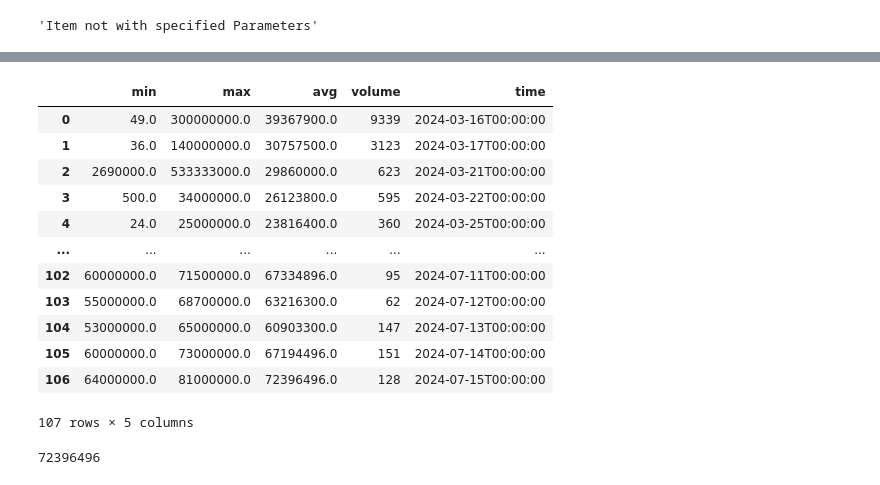
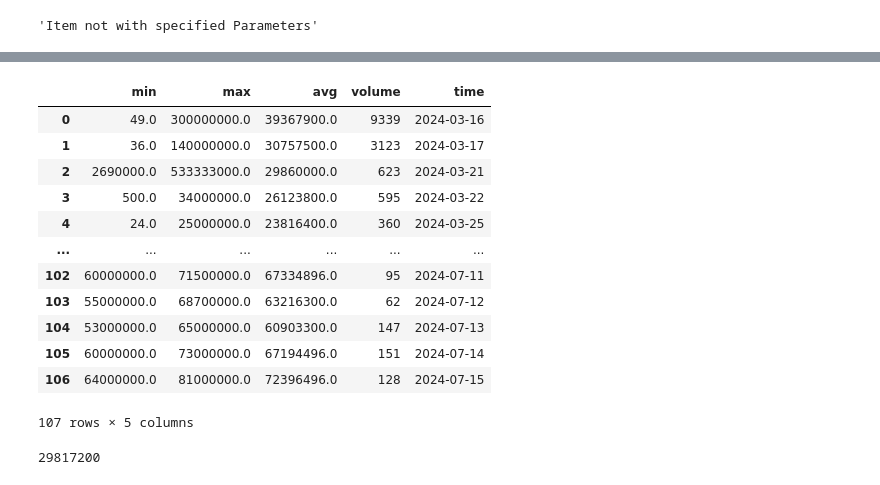
Before and after one commit to jmd4173/SkillStorm-Work, a Jupyter notebook: MinecraftSkyblockAuctionProject/RetrieveAuctionMetrics.ipynb, the cells around one changed output, grey strips where cells are left out. Saved outputs shown, nothing was run; the diff lists cells and outputs as text; code cells hidden in the pictures.

```diff
--- a/MinecraftSkyblockAuctionProject/RetrieveAuctionMetrics.ipynb
+++ b/MinecraftSkyblockAuctionProject/RetrieveAuctionMetrics.ipynb
@@ -207,25 +208,33 @@ person1 = Shareholder("Banyan",
                         'Molten Cloak': 900000,
                         'Molten Belt': 900000	})
 # %%
-response = requests.get('https://sky.coflnet.com/api/item/price/DYE_LUCKY/history/full').json()
-df = pd.DataFrame(response)
+Item_Data = 'DYE_LUCKY'
+response = requests.get(f'https://sky.coflnet.com/api/item/price/{Item_Data}/history/full').json()
+cofl_API_df = pd.DataFrame(response)
 CurrentPrice = df.tail(1)
-df
+cofl_API_df['time'] = pd.to_datetime(cofl_API_df['time'])
+cofl_API_df
 # %% [output]
 |  | min | max | avg | volume | time |
-| 0 | 49.0 | 300000000.0 | 39367900.0 | 9339 | 2024-03-16T00:00:00 |
-| 1 | 36.0 | 140000000.0 | 30757500.0 | 3123 | 2024-03-17T00:00:00 |
-| 2 | 2690000.0 | 533333000.0 | 29860000.0 | 623 | 2024-03-21T00:00:00 |
-| 3 | 500.0 | 34000000.0 | 26123800.0 | 595 | 2024-03-22T00:00:00 |
-| 4 | 24.0 | 25000000.0 | 23816400.0 | 360 | 2024-03-25T00:00:00 |
+| 0 | 49.0 | 300000000.0 | 39367900.0 | 9339 | 2024-03-16 |
+| 1 | 36.0 | 140000000.0 | 30757500.0 | 3123 | 2024-03-17 |
+| 2 | 2690000.0 | 533333000.0 | 29860000.0 | 623 | 2024-03-21 |
+| 3 | 500.0 | 34000000.0 | 26123800.0 | 595 | 2024-03-22 |
+| 4 | 24.0 | 25000000.0 | 23816400.0 | 360 | 2024-03-25 |
 | ... | ... | ... | ... | ... | ... |
-| 102 | 60000000.0 | 71500000.0 | 67334896.0 | 95 | 2024-07-11T00:00:00 |
-| 103 | 55000000.0 | 68700000.0 | 63216300.0 | 62 | 2024-07-12T00:00:00 |
-| 104 | 53000000.0 | 65000000.0 | 60903300.0 | 147 | 2024-07-13T00:00:00 |
-| 105 | 60000000.0 | 73000000.0 | 67194496.0 | 151 | 2024-07-14T00:00:00 |
-| 106 | 64000000.0 | 81000000.0 | 72396496.0 | 128 | 2024-07-15T00:00:00 |
+| 102 | 60000000.0 | 71500000.0 | 67334896.0 | 95 | 2024-07-11 |
+| 103 | 55000000.0 | 68700000.0 | 63216300.0 | 62 | 2024-07-12 |
+| 104 | 53000000.0 | 65000000.0 | 60903300.0 | 147 | 2024-07-13 |
+| 105 | 60000000.0 | 73000000.0 | 67194496.0 | 151 | 2024-07-14 |
+| 106 | 64000000.0 | 81000000.0 | 72396496.0 | 128 | 2024-07-15 |
 107 rows × 5 columns
-# %%
-int(CurrentPrice['avg'].iloc[0])
-# %% [output]
-72396496
+# %%
+int(CurrentPrice['avg'].iloc[0])
+
+desired_date = '2024-05-12'  # Example date in YYYY-MM-DD format
+
+# Filter the DataFrame using loc for the desired date
+filtered_cofl_API_df = cofl_API_df[cofl_API_df['time'] == desired_date]
+int(filtered_cofl_API_df['avg'].iloc[0])
+# %% [output]
+29817200
```
Also changed, not shown: parts of 6 cells of this notebook.
